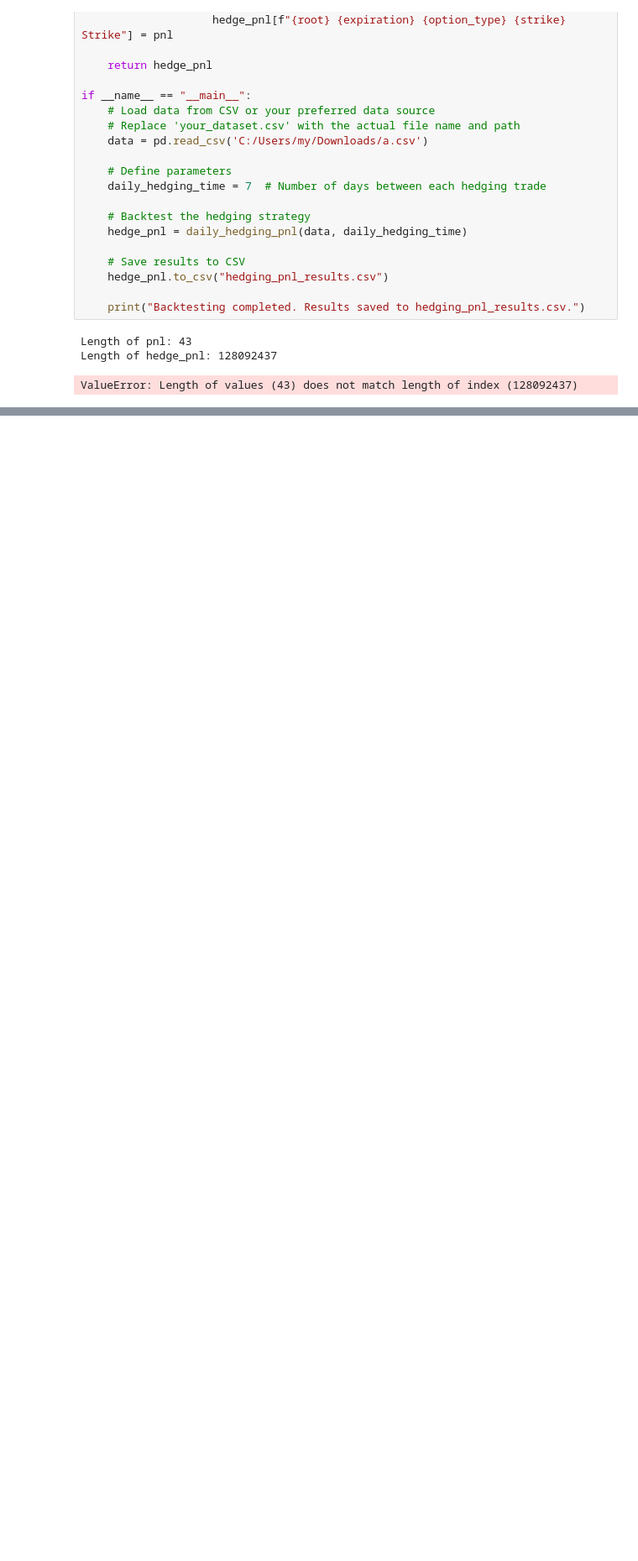
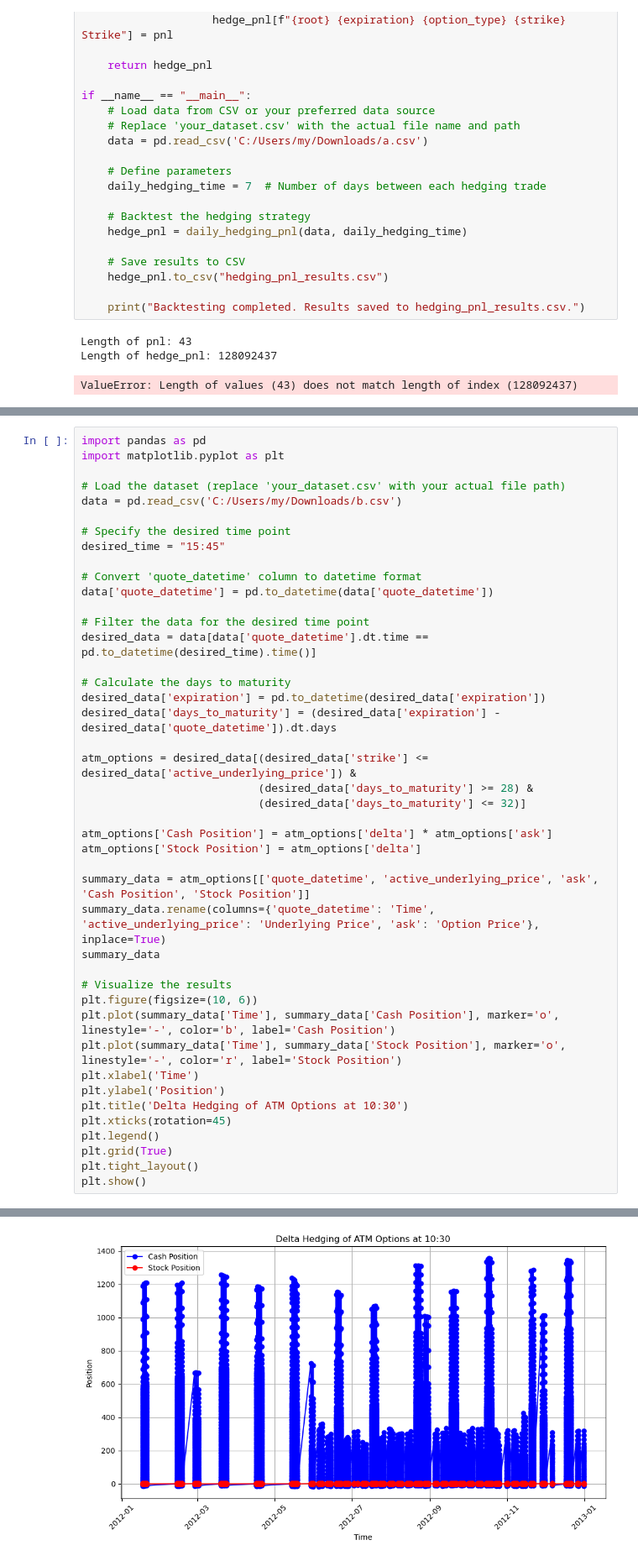
Before and after one commit to rodridu/Delta-Heging, a Jupyter notebook: Untitled2.ipynb, the cells around one changed output, grey strips where cells are left out. Shown: that part at 84% size. Saved outputs shown, nothing was run; the diff lists cells and outputs as text; blank space fills up the shorter version.

```diff
--- a/Untitled2.ipynb
+++ b/Untitled2.ipynb
@@ -154,0 +554,44 @@ ValueError: Length of values (42) does not match length of index (26922)
+# %%
+import pandas as pd
+import matplotlib.pyplot as plt
+
+# Load the dataset (replace 'your_dataset.csv' with your actual file path)
+data = pd.read_csv('C:/Users/my/Downloads/b.csv')
+
+# Specify the desired time point
+desired_time = "15:45"
+
+# Convert 'quote_datetime' column to datetime format
+data['quote_datetime'] = pd.to_datetime(data['quote_datetime'])
+
+# Filter the data for the desired time point
+desired_data = data[data['quote_datetime'].dt.time == pd.to_datetime(desired_time).time()]
+
+# Calculate the days to maturity
+desired_data['expiration'] = pd.to_datetime(desired_data['expiration'])
+desired_data['days_to_maturity'] = (desired_data['expiration'] - desired_data['quote_datetime']).dt.days
+
+atm_options = desired_data[(desired_data['strike'] <= desired_data['active_underlying_price']) &
+                           (desired_data['days_to_maturity'] >= 28) &
+                           (desired_data['days_to_maturity'] <= 32)]
+
+atm_options['Cash Position'] = atm_options['delta'] * atm_options['ask']
+atm_options['Stock Position'] = atm_options['delta']
+
+summary_data = atm_options[['quote_datetime', 'active_underlying_price', 'ask', 'Cash Position', 'Stock Position']]
+summary_data.rename(columns={'quote_datetime': 'Time', 'active_underlying_price': 'Underlying Price', 'ask': 'Option Price'}, inplace=True)
+summary_data
+
+# Visualize the results
+plt.figure(figsize=(10, 6))
+plt.plot(summary_data['Time'], summary_data['Cash Position'], marker='o', linestyle='-', color='b', label='Cash Position')
+plt.plot(summary_data['Time'], summary_data['Stock Position'], marker='o', linestyle='-', color='r', label='Stock Position')
+plt.xlabel('Time')
+plt.ylabel('Position')
+plt.title('Delta Hedging of ATM Options at 10:30')
+plt.xticks(rotation=45)
+plt.legend()
+plt.grid(True)
+plt.tight_layout()
+plt.show()
+# %% [output]
@@ -154,0 +615 @@ ValueError: Length of values (42) does not match length of index (26922)
+[figure, added]
```
Also changed, not shown: parts of 12 cells of this notebook, 2 other files.
